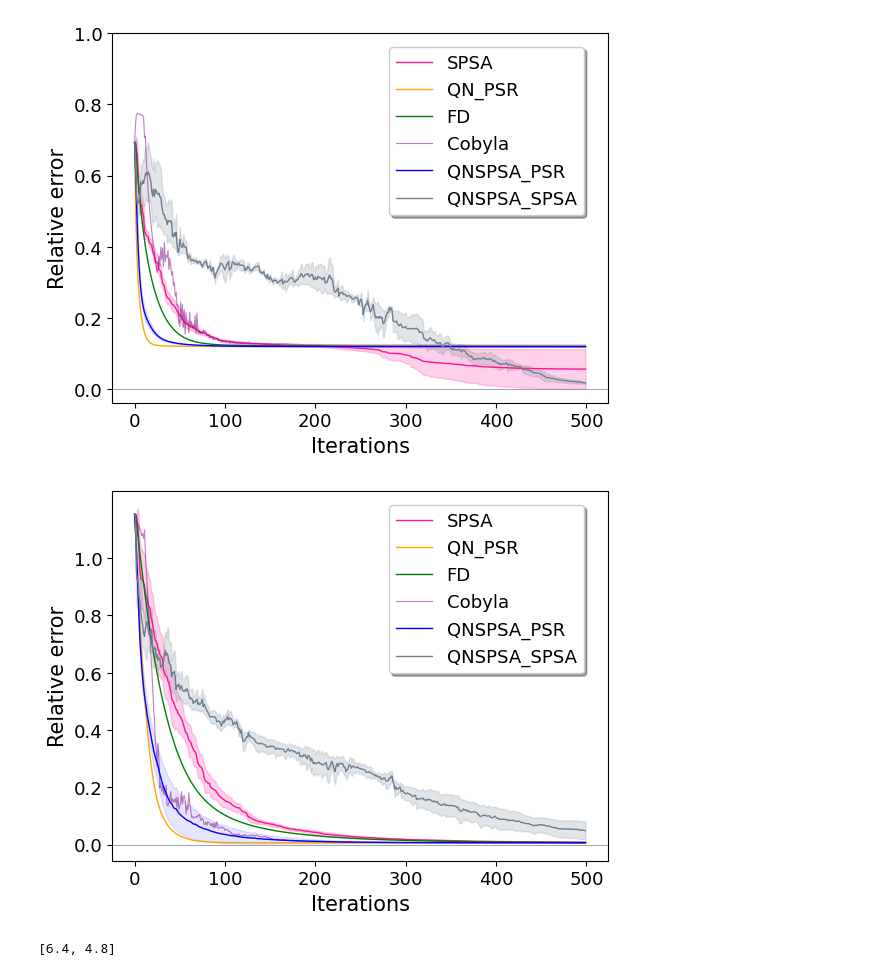
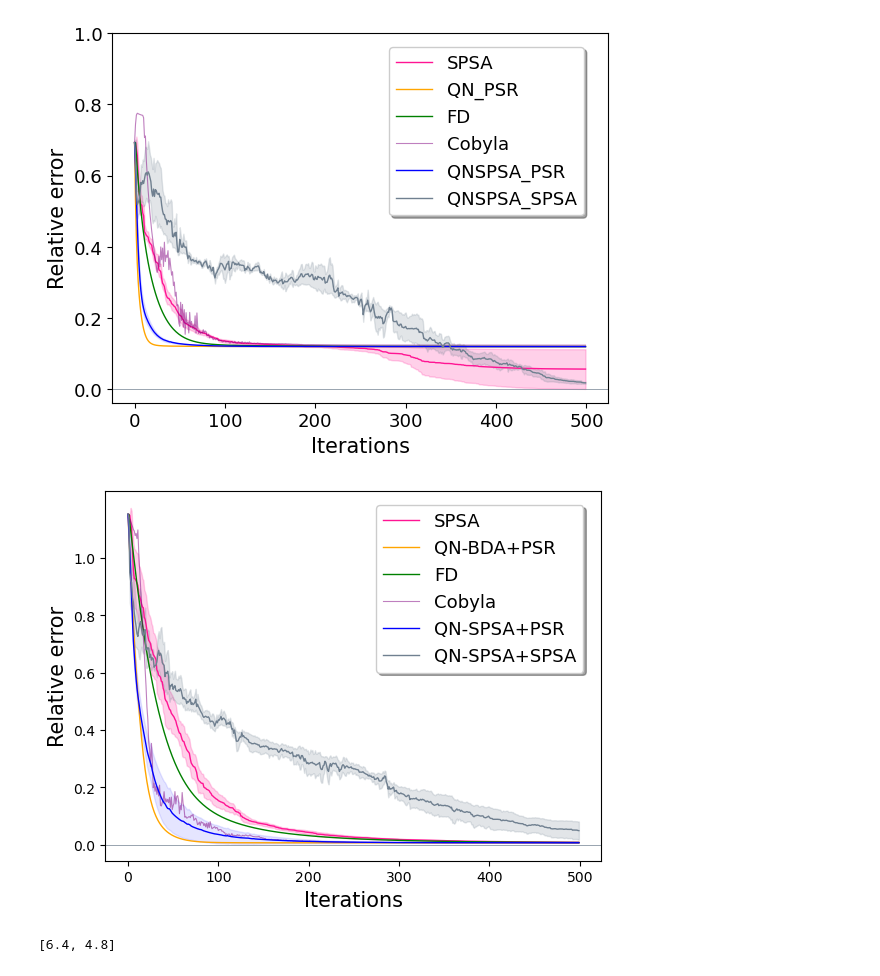
Before and after one commit to nguyenvulinh666/Variational-Quantum-EigeinSolver, a Jupyter notebook: Plot_data.ipynb, the cells around one changed output. Saved outputs shown, nothing was run; the diff lists cells and outputs as text; code cells hidden in the pictures.

Commit message:
Update the notation in the result figure

```diff
--- a/Plot_data.ipynb
+++ b/Plot_data.ipynb
@@ -285,7 +476,7 @@ plt.fill_between(x, mean_SPSA_ReAm_12_500_J1h2+std_SPSA_ReAm_12_500_J1h2, mean_S
 # plt.fill_between(x, mean_QN_SPSA_ReAm_12_500_J1h2+std_QN_SPSA_ReAm_12_500_J1h2, mean_QN_SPSA_ReAm_12_500_J1h2-std_QN_SPSA_ReAm_12_500_J1h2, color='teal', alpha=.2)
 
 
-plt.plot(abs((QNG_ReAm_12_500_J1h2[0:interation]-gs_energy_12_J1_h2)/gs_energy_12_J1_h2), color='orange', lw=1, label='QN_PSR')
+plt.plot(abs((QNG_ReAm_12_500_J1h2[0:interation]-gs_energy_12_J1_h2)/gs_energy_12_J1_h2), color='orange', lw=1, label='QN-BDA+PSR')
 plt.plot(abs((FiniteDifference_ReAm_12_500_J1h2[0:interation]-gs_energy_12_J1_h2)/gs_energy_12_J1_h2), color='green', lw=1, label='FD')
 plt.plot(abs((CoByla_ReAm_12_500_J1h2[0:interation]-gs_energy_12_J1_h2)/gs_energy_12_J1_h2), color='purple', lw=0.8, alpha=0.5, label='Cobyla')
 
@@ -294,7 +485,7 @@ mean_QNSPSA_PRS_ReAm_12_500_J1h2 = abs(np.mean([QNSPSA_PRS_ReAm_12_500_J1h2[i][0
 std_QNSPSA_PRS_ReAm_12_500_J1h2 = abs((np.std([QNSPSA_PRS_ReAm_12_500_J1h2[i][0:interation] for i in range(len(QNSPSA_PRS_ReAm_12_500_J1h2))], axis=0))/gs_energy_12_J1_h2)
 
 
-plt.plot(mean_QNSPSA_PRS_ReAm_12_500_J1h2, color='blue', lw=1, label='QNSPSA_PSR')
+plt.plot(mean_QNSPSA_PRS_ReAm_12_500_J1h2, color='blue', lw=1, label='QN-SPSA+PSR')
 plt.fill_between(x, mean_QNSPSA_PRS_ReAm_12_500_J1h2+std_QNSPSA_PRS_ReAm_12_500_J1h2, mean_QNSPSA_PRS_ReAm_12_500_J1h2-std_QNSPSA_PRS_ReAm_12_500_J1h2, color='blue', alpha=.1)
 
 
@@ -302,41 +493,41 @@ mean_QNSPSA_SPSA_ReAm_12_500_J1h2 = abs(np.mean([QNSPSA_SPSA_ReAm_12_500_J1h2[i]
 std_QNSPSA_SPSA_ReAm_12_500_J1h2 = abs((np.std([QNSPSA_SPSA_ReAm_12_500_J1h2[i][0:interation] for i in range(len(QNSPSA_SPSA_ReAm_12_500_J1h2))], axis=0))/gs_energy_12_J1_h2)
 
 
-plt.plot(mean_QNSPSA_SPSA_ReAm_12_500_J1h2, color='slategrey', lw=1, label='QNSPSA_SPSA')
+plt.plot(mean_QNSPSA_SPSA_ReAm_12_500_J1h2, color='slategrey', lw=1, label='QN-SPSA+SPSA')
 plt.fill_between(x, mean_QNSPSA_SPSA_ReAm_12_500_J1h2+std_QNSPSA_SPSA_ReAm_12_500_J1h2, mean_QNSPSA_SPSA_ReAm_12_500_J1h2-std_QNSPSA_SPSA_ReAm_12_500_J1h2, color='slategrey', alpha=.2)
 
 
 # plt.plot((-He_diag_ReAm_12_500_J1h2+gs_energy_12_J1_h2)/gs_energy_12_J1_h2, color="black", lw=1, label="Hessian_diag")
 
 
 plt.ylabel('Relative error', fontsize = fontsize+2)
 plt.xlabel('Iterations', fontsize = fontsize+2)
 # # plt.axhline(y=gs_energy, color="tab:red", ls="--", lw=1, label="Target: " + str(gs_energy))
 # # Exact ground state energy value
 # # plt.axhline(y=0.001, color="silver", ls="--", lw=1, label="Target: " + str(f'{0.001}'))
 # # plt.title('Quantum Natural Gradient Descent with various of learning rate')
 
 
 matplotlib.rc('xtick', labelsize= fontsize)
 matplotlib.rc('ytick', labelsize= fontsize)
 
 # plt.xlim((-50,550))
 
 plt.locator_params(axis="x", nbins=6)
 # plt.ylim(0.0,1.2)
 # plt.locator_params(axis="y", nbins=5)
 plt.yticks(np.arange(0, 1.2, step=0.2))
 
 plt.axhline(y=0.0, color='slategrey', linewidth=.5, linestyle='-')
 
 # plt.
 # plt.grid()
 # plt.ylim((0,0.05))
 fig.legend(loc='upper center' ,bbox_to_anchor=(0.71, 0.87),  ncol=1, fancybox=True, shadow=True, fontsize=fontsize)
-file_type = 'png'
+file_type = 'pdf'
 fig.savefig(f'./figure/Figure1-12-ReAm-Optimizer-Compared-{entanglement}.{file_type}', format=file_type, dpi=600, bbox_inches='tight')
 # %% [output]
-[figure, old version]
+[figure, new version]
 # %%
 plt.rcParams['figure.figsize']
 # %% [output]
```
Also changed, not shown: parts of 15 cells of this notebook, 22 other files.
